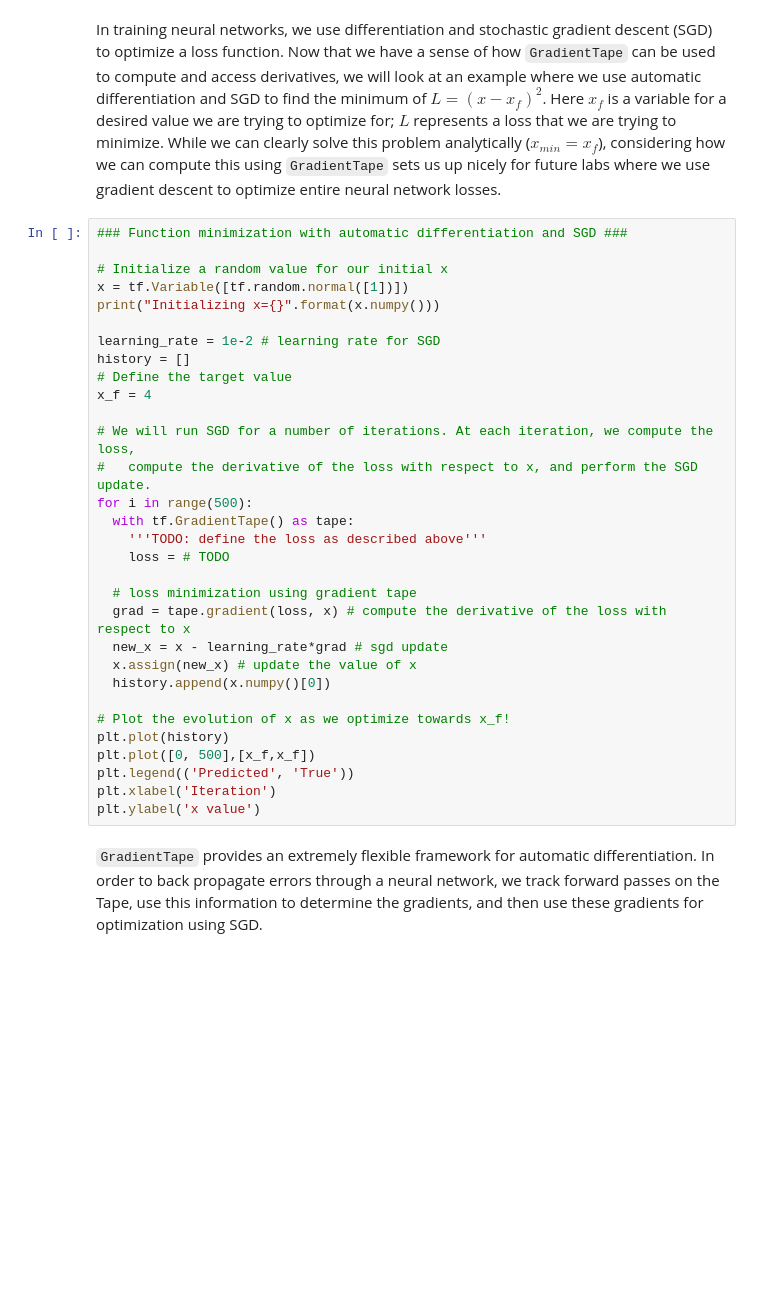
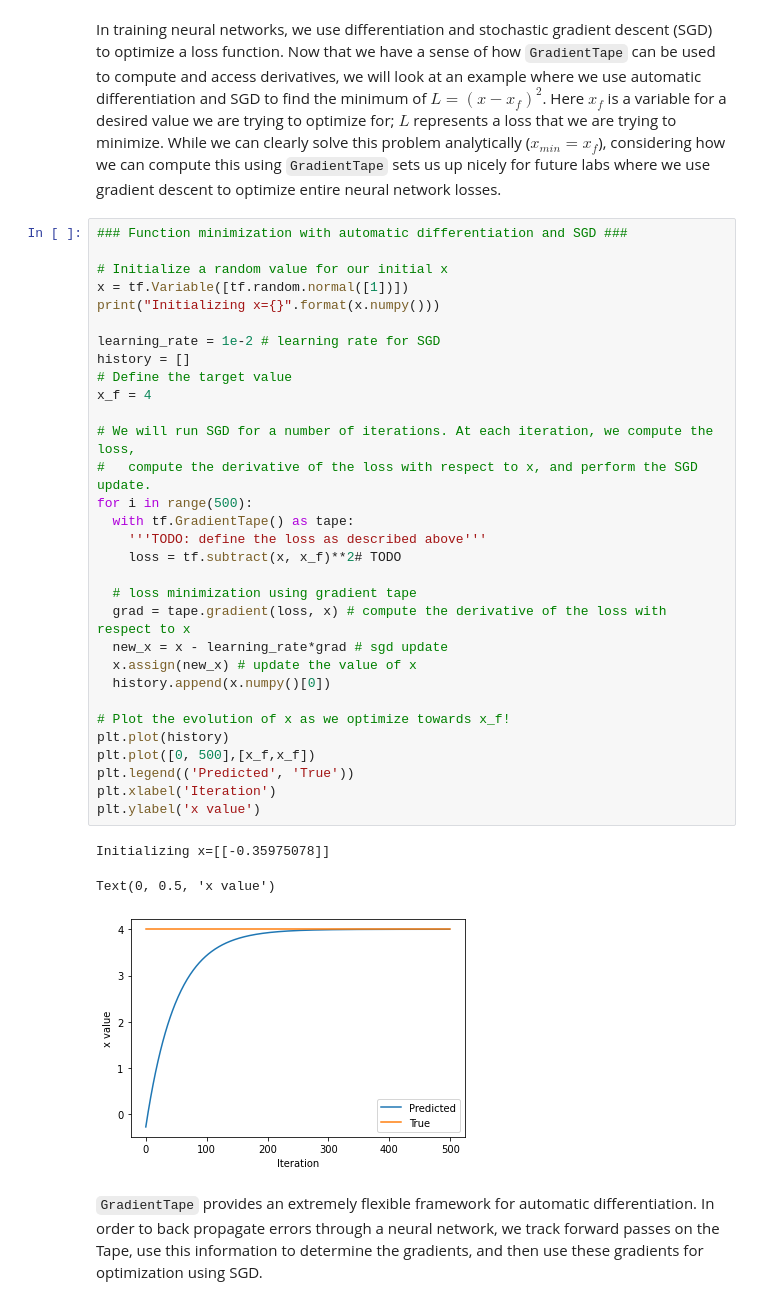
Before and after one commit to marleyshan21/MIT6.S191-introtodeeplearning, a Jupyter notebook: lab1/Part1_TensorFlow.ipynb, the cells around one changed output. Cells and saved outputs as stored; diff of their text form; blank space fills up the shorter version.

```diff
--- a/lab1/Part1_TensorFlow.ipynb
+++ b/lab1/Part1_TensorFlow.ipynb
@@ -322,33 +363,37 @@ In training neural networks, we use differentiation and stochastic gradient desc
 # %%
 ### Function minimization with automatic differentiation and SGD ###
 
 # Initialize a random value for our initial x
 x = tf.Variable([tf.random.normal([1])])
 print("Initializing x={}".format(x.numpy()))
 
 learning_rate = 1e-2 # learning rate for SGD
 history = []
 # Define the target value
 x_f = 4
 
 # We will run SGD for a number of iterations. At each iteration, we compute the loss,
 #   compute the derivative of the loss with respect to x, and perform the SGD update.
 for i in range(500):
   with tf.GradientTape() as tape:
     '''TODO: define the loss as described above'''
-    loss = # TODO
+    loss = tf.subtract(x, x_f)**2# TODO
 
   # loss minimization using gradient tape
   grad = tape.gradient(loss, x) # compute the derivative of the loss with respect to x
   new_x = x - learning_rate*grad # sgd update
   x.assign(new_x) # update the value of x
   history.append(x.numpy()[0])
 
 # Plot the evolution of x as we optimize towards x_f!
 plt.plot(history)
 plt.plot([0, 500],[x_f,x_f])
 plt.legend(('Predicted', 'True'))
 plt.xlabel('Iteration')
 plt.ylabel('x value')
+# %% [output]
+Initializing x=[[-0.35975078]]
+Text(0, 0.5, 'x value')
+[figure, added]
 # %% [markdown]
 `GradientTape` provides an extremely flexible framework for automatic differentiation. In order to back propagate errors through a neural network, we track forward passes on the Tape, use this information to determine the gradients, and then use these gradients for optimization using SGD.
```
Also changed, not shown: parts of 16 cells of this notebook.
